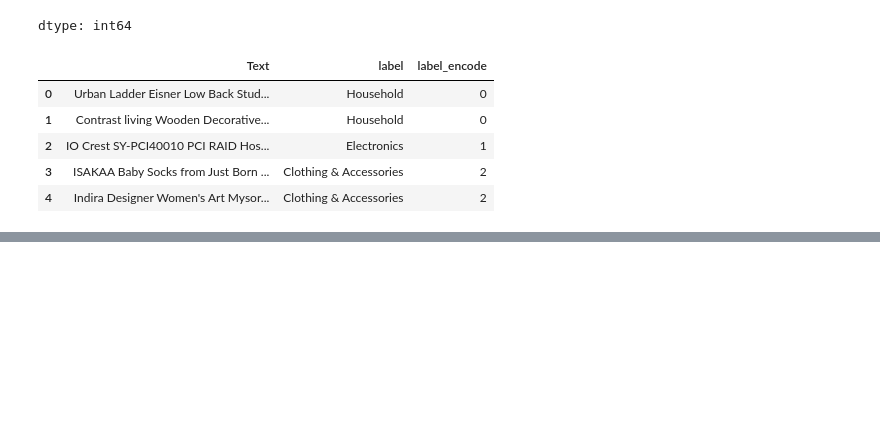
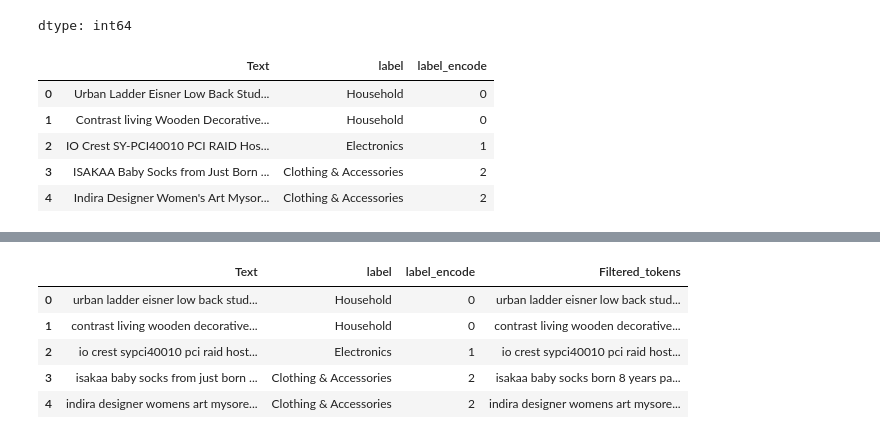
Before and after one commit to dhsingh0815/ML, a Jupyter notebook: Bayes/TermFreqInverseDocFrequency.ipynb, the cells around one changed output, grey strips where cells are left out. Cells and saved outputs as stored; diff of their text form; code cells hidden in the pictures; blank space fills up the shorter version.

```diff
--- a/Bayes/TermFreqInverseDocFrequency.ipynb
+++ b/Bayes/TermFreqInverseDocFrequency.ipynb
@@ -68,0 +77,7 @@ print(tfdif_matrix)
+# %%
+for i, sentences in enumerate(sentences):
+  print(f'{i+1} : {sentences}')
+  print('TF-IDF scores')
+  for word, score in zip(features, tfidf_array[i]):
+    print(f'{word} : {score}')
+  print()
@@ -68,0 +102,4 @@ print(tfdif_matrix)
+# %%
+import string
+df['Text']=df['Text'].map(lambda sentence: sentence.lower().translate(str.maketrans('', '', string.punctuation)))
+df.head(5)
@@ -68,0 +120,18 @@ print(tfdif_matrix)
+# %%
+stop_words=nltk.corpus.stopwords.words('english')
+# %%
+#[ var for var in iterable if condition: statement]
+def prepocessing(sentence):
+  words=sentence.split()
+  filtered_tokens=[word for word in words if word not in stop_words]
+  return ' '.join(filtered_tokens)
+# %%
+df['Filtered_tokens']=df['Text'].map(prepocessing)
+df.head(5)
+# %% [output]
+|  | Text | label | label_encode | Filtered_tokens |
+| 0 | urban ladder eisner low back stud... | Household | 0 | urban ladder eisner low back stud... |
+| 1 | contrast living wooden decorative... | Household | 0 | contrast living wooden decorative... |
+| 2 | io crest sypci40010 pci raid host... | Electronics | 1 | io crest sypci40010 pci raid host... |
+| 3 | isakaa baby socks from just born ... | Clothing & Accessories | 2 | isakaa baby socks born 8 years pa... |
+| 4 | indira designer womens art mysore... | Clothing & Accessories | 2 | indira designer womens art mysore... |
```
Also changed, not shown: parts of 8 cells of this notebook.
